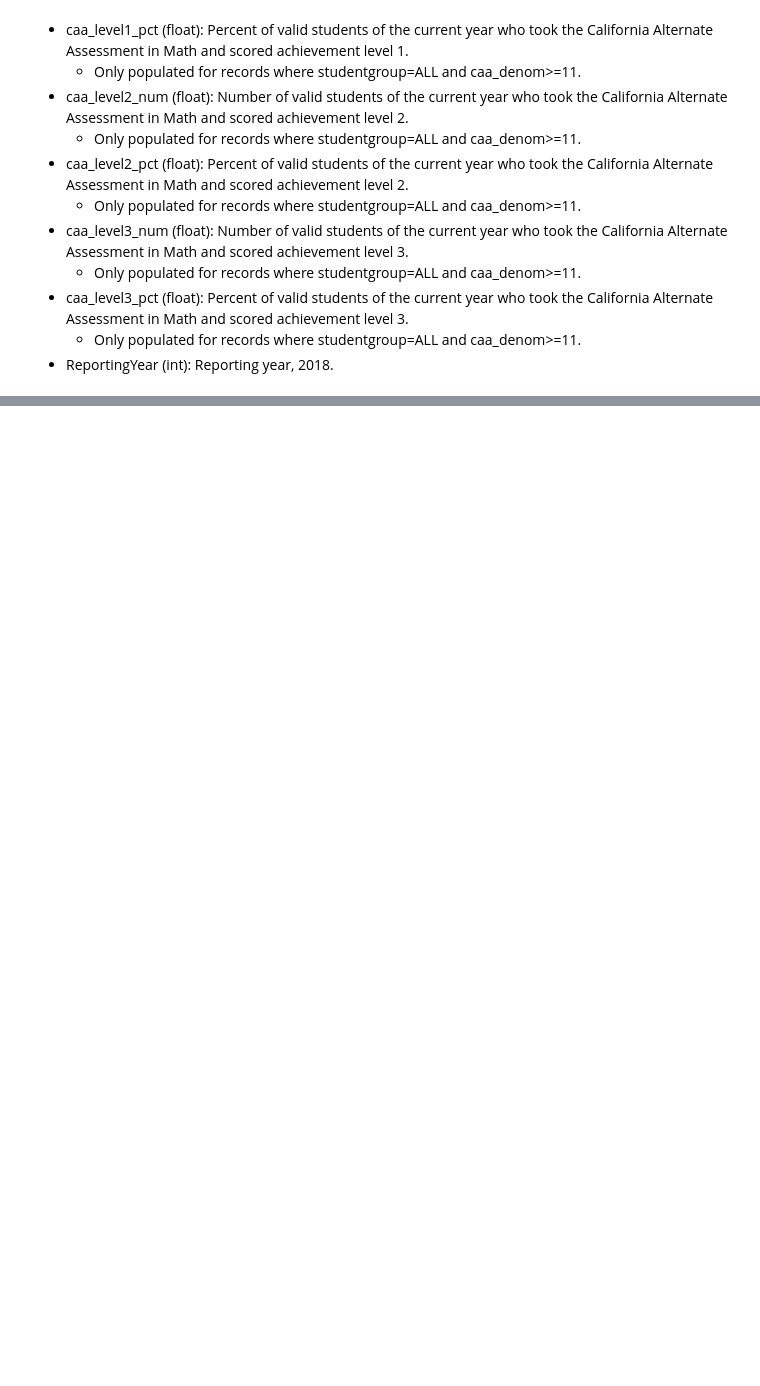
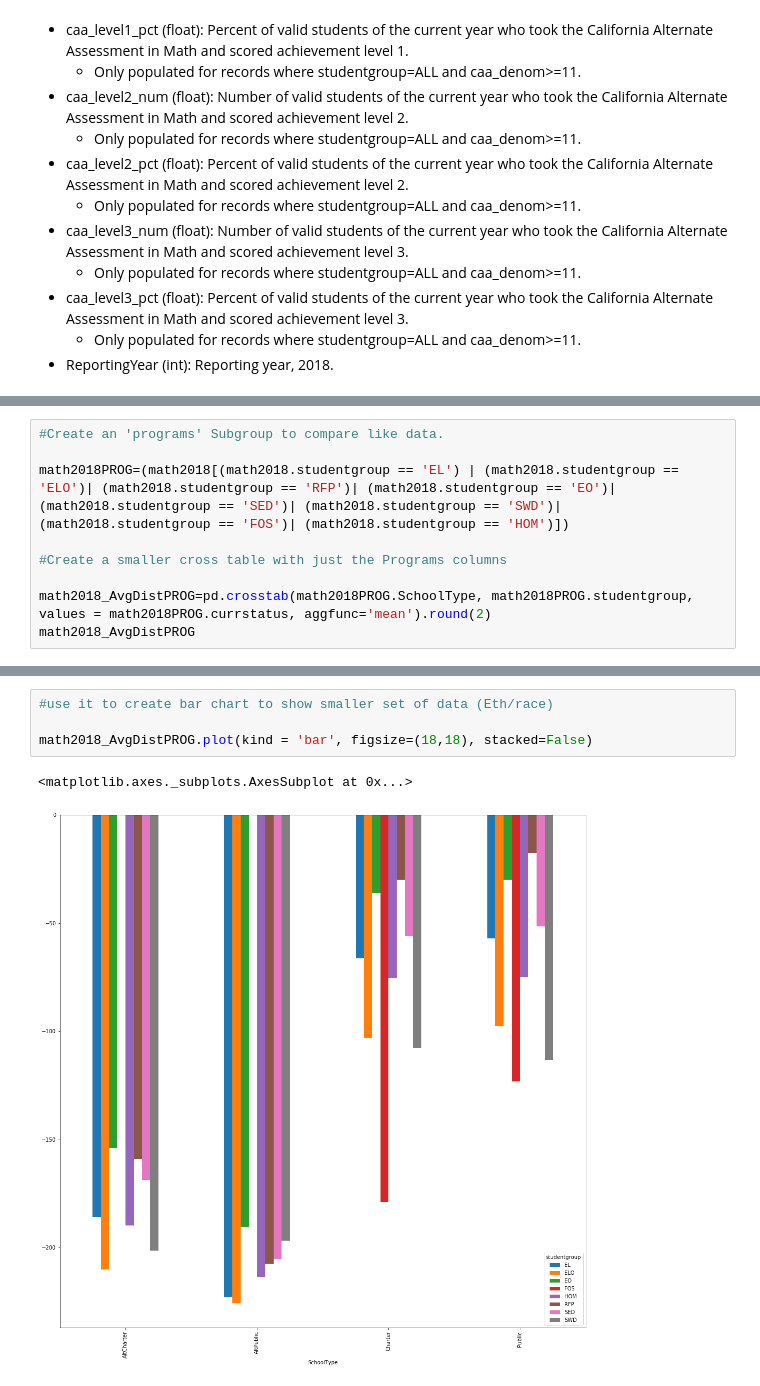
Before and after one commit to jpafford/Data_Mining_7331, a Jupyter notebook: Lab One Visualization and Data Preprocessing.ipynb, the cells around one changed output, grey strips where cells are left out. Drawn from its saved outputs; the diff is of its cells as text; blank space fills up the shorter version.

```diff
--- a/Lab One Visualization and Data Preprocessing.ipynb
+++ b/Lab One Visualization and Data Preprocessing.ipynb
@@ -177,0 +415,9 @@ In order to better visualize the information from the student groups column, we
+# %%
+#Create an 'programs' Subgroup to compare like data.
+
+math2018PROG=(math2018[(math2018.studentgroup == 'EL') | (math2018.studentgroup == 'ELO')| (math2018.studentgroup == 'RFP')| (math2018.studentgroup == 'EO')| (math2018.studentgroup == 'SED')| (math2018.studentgroup == 'SWD')| (math2018.studentgroup == 'FOS')| (math2018.studentgroup == 'HOM')])
+
+#Create a smaller cross table with just the Programs columns
+
+math2018_AvgDistPROG=pd.crosstab(math2018PROG.SchoolType, math2018PROG.studentgroup, values = math2018PROG.currstatus, aggfunc='mean').round(2)
+math2018_AvgDistPROG
@@ -177,0 +431,7 @@ In order to better visualize the information from the student groups column, we
+# %%
+#use it to create bar chart to show smaller set of data (Eth/race)
+
+math2018_AvgDistPROG.plot(kind = 'bar', figsize=(18,18), stacked=False)
+# %% [output]
+<matplotlib.axes._subplots.AxesSubplot at 0x...>
+[figure, added]
```
Also changed, not shown: parts of 36 cells of this notebook, 6 other files.
